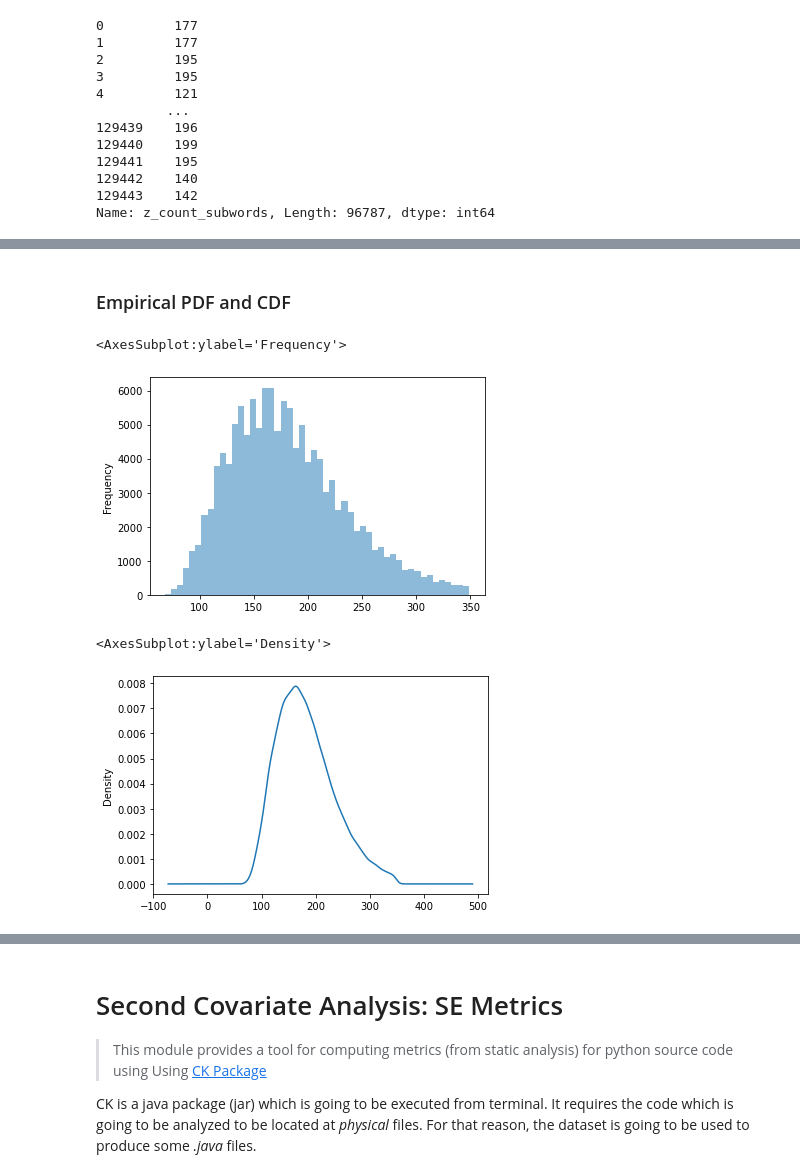
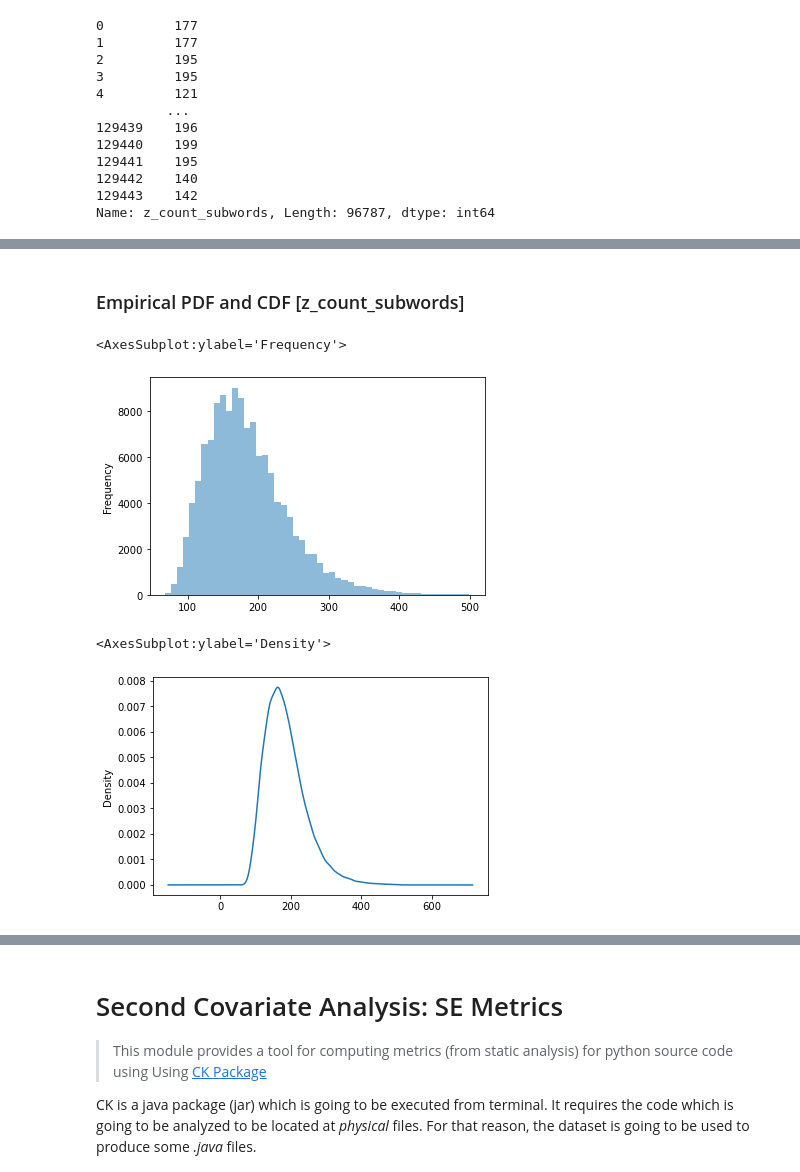
Before and after one commit to ArtificialSoftwareEngineering/InterpretingCodeGeneration, a Jupyter notebook: nbs/00_data.covariates.ipynb, the cells around one changed output, grey strips where cells are left out. Saved outputs shown, nothing was run; the diff lists cells and outputs as text; code cells hidden in the pictures.

```diff
--- a/nbs/00_data.covariates.ipynb
+++ b/nbs/00_data.covariates.ipynb
@@ -272,0 +276,16 @@ df_cross.head()
+# %%
+# Configuration for Second Covariate Analysis
+def params1():
+    return {
+        'tokenizer':dvc_path / 'models/bpe/tokenizer-java-v1.json',
+        'tb_01':dvc_path / 'nbs/nbs_experiments/results/analyses/rnn_layers1_vocab10000_embed256_units1024/bug_fix_error_taxonomy_z_v0.jsonl',
+        'tb_02':dvc_path / 'nbs/nbs_experiments/results/analyses/rnn_layers1_vocab10000_embed256_units1024/bug_fix_cross_entropy_z_v0.jsonl',
+        'output': dvc_path / 'nbs/nbs_experiments/results/analyses/rnn_layers1_vocab10000_embed256_units1024/',
+        'ck_jar_path': dvc_path / 'nbs/tools/ck-metrics.jar',
+        'physical_files_path': dvc_path/'nbs/nbs_experiments/results/analyses/rnn_layers1_vocab10000_embed256_units1024/test_metrics'
+    }
+# %%
+params1 = params1()
+# %%
+df_cross_v0 = pd.read_json(params1['tb_02'], orient="records", lines=True)
+df_error_tax_v0 = pd.read_json(params1['tb_01'], orient="records", lines=True)
@@ -364,16 +513,16 @@ bs_cross.plot.hist(alpha=0.5, bins=50)
 # %% [markdown]
-### Empirical PDF and CDF
+### Empirical PDF and CDF [z_count_subwords]
 # %%
 # Empirical PDF or Probability Density Function
-df_cross['z_count_subwords'].loc[lambda row: row < LIM ].plot.hist(alpha=0.5, bins=50)
+df_cross_v0['z_count_subwords'].loc[lambda row: row < LIM ].plot.hist(alpha=0.5, bins=50)
 # %% [output]
 <AxesSubplot:ylabel='Frequency'>
-[figure, old version]
+[figure, new version]
 # %%
 # PDF or Probability Density Function
-df_cross['z_count_subwords'].loc[lambda row: row < LIM ].plot.kde()
+df_cross_v0['z_count_subwords'].loc[lambda row: row < LIM ].plot.kde()
 # %% [output]
 <AxesSubplot:ylabel='Density'>
-[figure, old version]
+[figure, new version]
 # %%
 #Empirical CDF demonstrate that 50% of methods in our sample have around 180 or less tokens.
```
Also changed, not shown: parts of 108 cells of this notebook, 1 other file.
